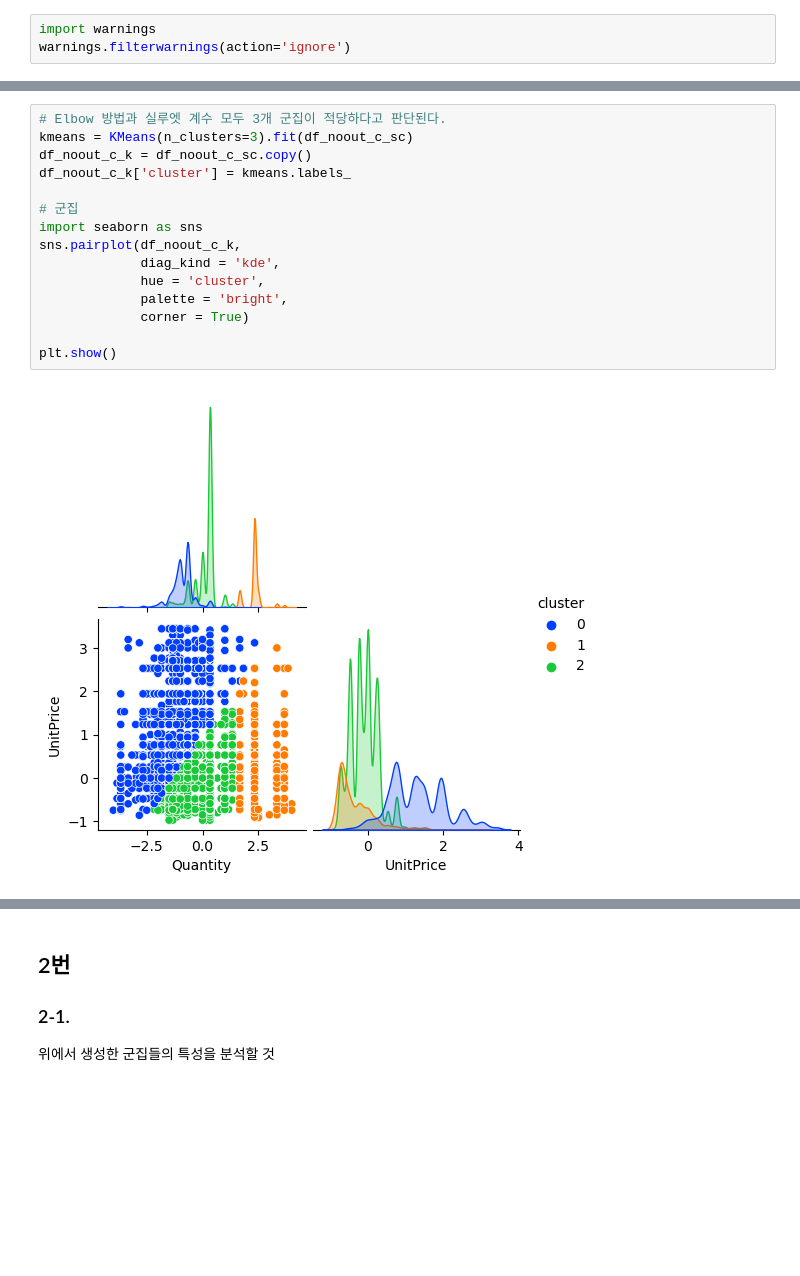
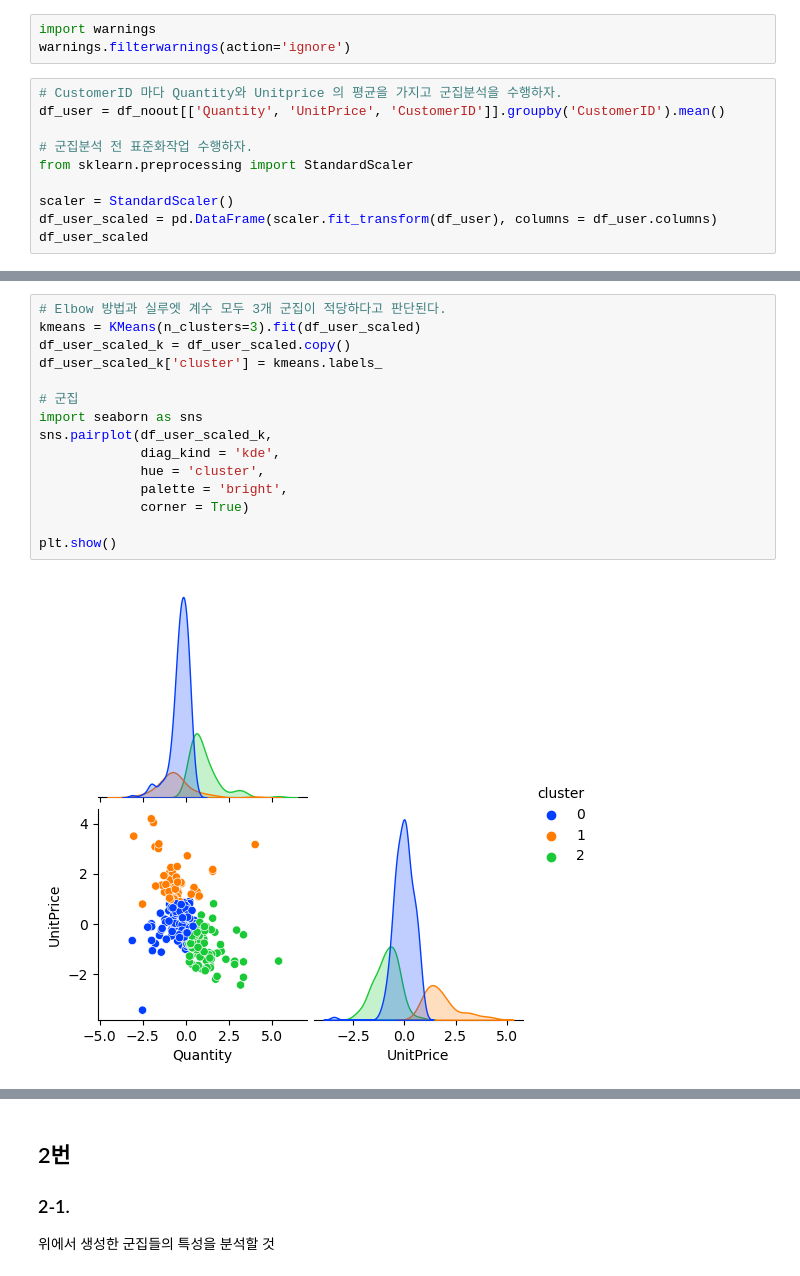
Before and after one commit to Junoflows/ADP, a Jupyter notebook: 문제/ADP_26회_기출.ipynb, the cells around one changed output, grey strips where cells are left out. Drawn from its saved outputs; the diff is of its cells as text; blank space fills up the shorter version.

```diff
--- a/문제/ADP_26회_기출.ipynb
+++ b/문제/ADP_26회_기출.ipynb
@@ -162,3 +171,13 @@ df_noout_c_sc
 # %%
 import warnings
 warnings.filterwarnings(action='ignore')
+# %%
+# CustomerID 마다 Quantity와 Unitprice 의 평균을 가지고 군집분석을 수행하자.
+df_user = df_noout[['Quantity', 'UnitPrice', 'CustomerID']].groupby('CustomerID').mean()
+
+# 군집분석 전 표준화작업 수행하자.
+from sklearn.preprocessing import StandardScaler
+
+scaler = StandardScaler()
+df_user_scaled = pd.DataFrame(scaler.fit_transform(df_user), columns = df_user.columns)
+df_user_scaled
@@ -192,17 +225,17 @@ sil
 # %%
 # Elbow 방법과 실루엣 계수 모두 3개 군집이 적당하다고 판단된다.
-kmeans = KMeans(n_clusters=3).fit(df_noout_c_sc)
-df_noout_c_k = df_noout_c_sc.copy()
-df_noout_c_k['cluster'] = kmeans.labels_
+kmeans = KMeans(n_clusters=3).fit(df_user_scaled)
+df_user_scaled_k = df_user_scaled.copy()
+df_user_scaled_k['cluster'] = kmeans.labels_
 
 # 군집
 import seaborn as sns
-sns.pairplot(df_noout_c_k,
+sns.pairplot(df_user_scaled_k,
              diag_kind = 'kde',
              hue = 'cluster',
              palette = 'bright',
              corner = True)
 
 plt.show()
 # %% [output]
-[figure, old version]
+[figure, new version]
```
Also changed, not shown: parts of 10 cells of this notebook.
